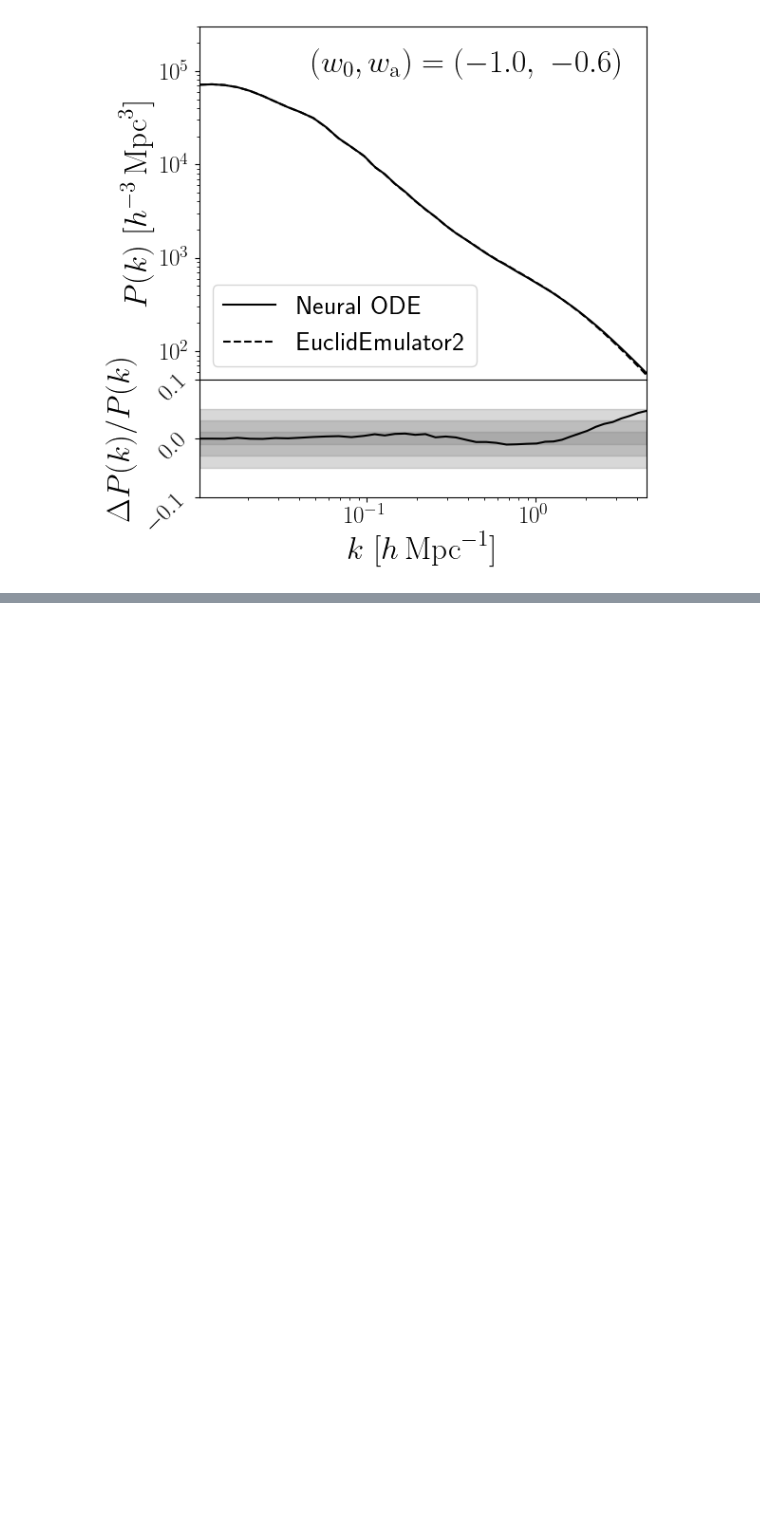
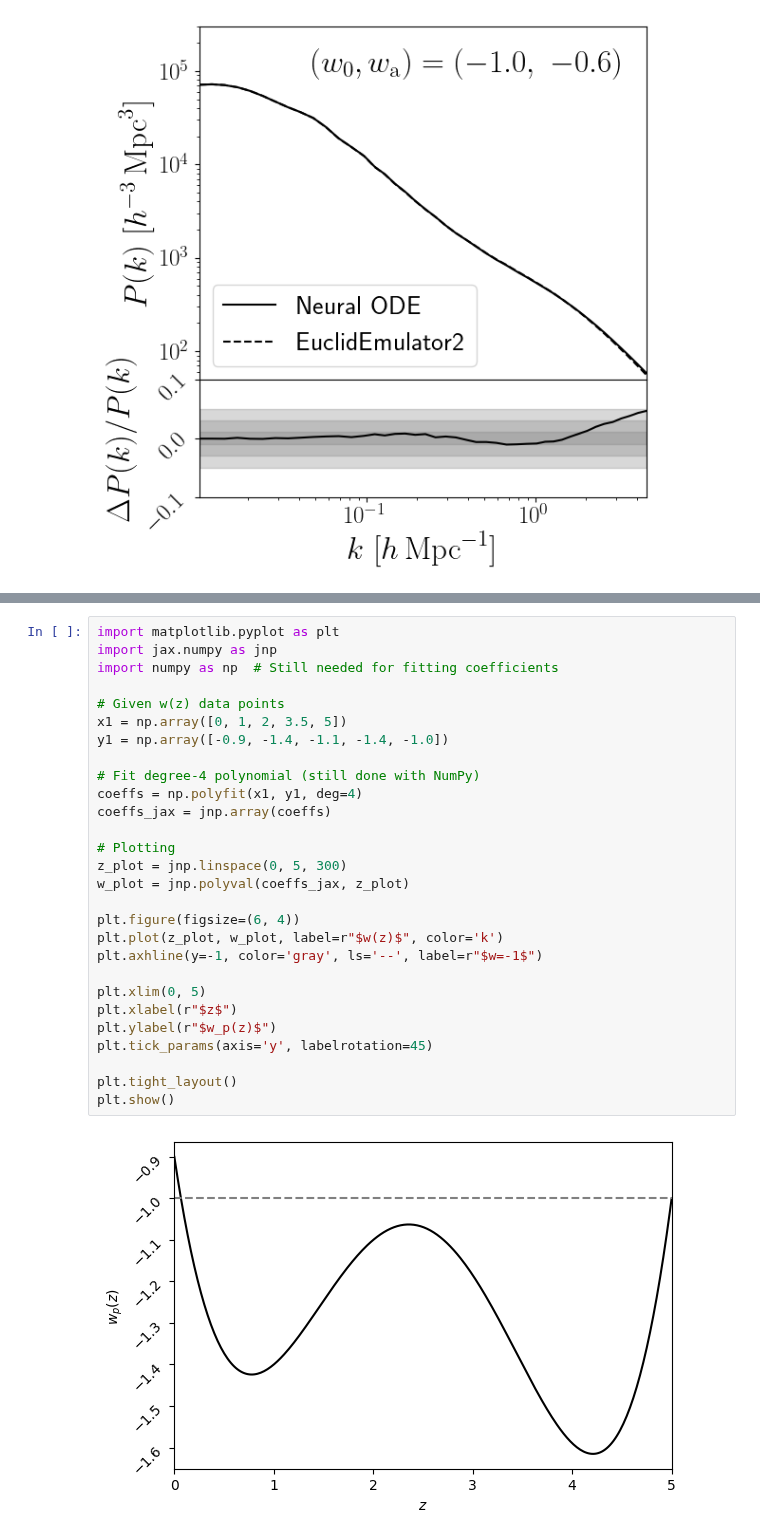
Before and after one commit to pltaylor16/odd_emu, a Jupyter notebook: new_approach_2/results.ipynb, the cells around one changed output, grey strips where cells are left out. Cells and saved outputs as stored; diff of their text form; blank space fills up the shorter version.

```diff
--- a/new_approach_2/results.ipynb
+++ b/new_approach_2/results.ipynb
@@ -1296,0 +1564,30 @@ P(k, z=0): [5147.515  5208.9653 5115.981  4854.9346 4441.198 ]
+# %%
+import matplotlib.pyplot as plt
+import jax.numpy as jnp
+import numpy as np  # Still needed for fitting coefficients
+
+# Given w(z) data points
+x1 = np.array([0, 1, 2, 3.5, 5])
+y1 = np.array([-0.9, -1.4, -1.1, -1.4, -1.0])
+
+# Fit degree-4 polynomial (still done with NumPy)
+coeffs = np.polyfit(x1, y1, deg=4)
+coeffs_jax = jnp.array(coeffs)
+
+# Plotting
+z_plot = jnp.linspace(0, 5, 300)
+w_plot = jnp.polyval(coeffs_jax, z_plot)
+
+plt.figure(figsize=(6, 4))
+plt.plot(z_plot, w_plot, label=r"$w(z)$", color='k')
+plt.axhline(y=-1, color='gray', ls='--', label=r"$w=-1$")
+
+plt.xlim(0, 5)
+plt.xlabel(r"$z$")
+plt.ylabel(r"$w_p(z)$")
+plt.tick_params(axis='y', labelrotation=45)
+
+plt.tight_layout()
+plt.show()
+# %% [output]
+[figure, added]
```
Also changed, not shown: parts of 3 cells of this notebook.
